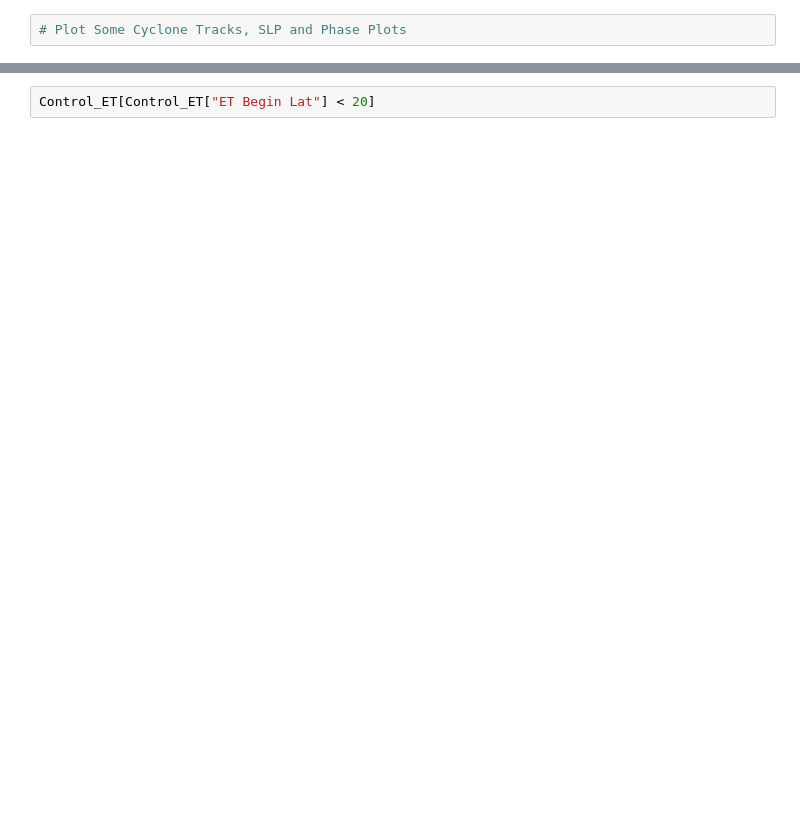
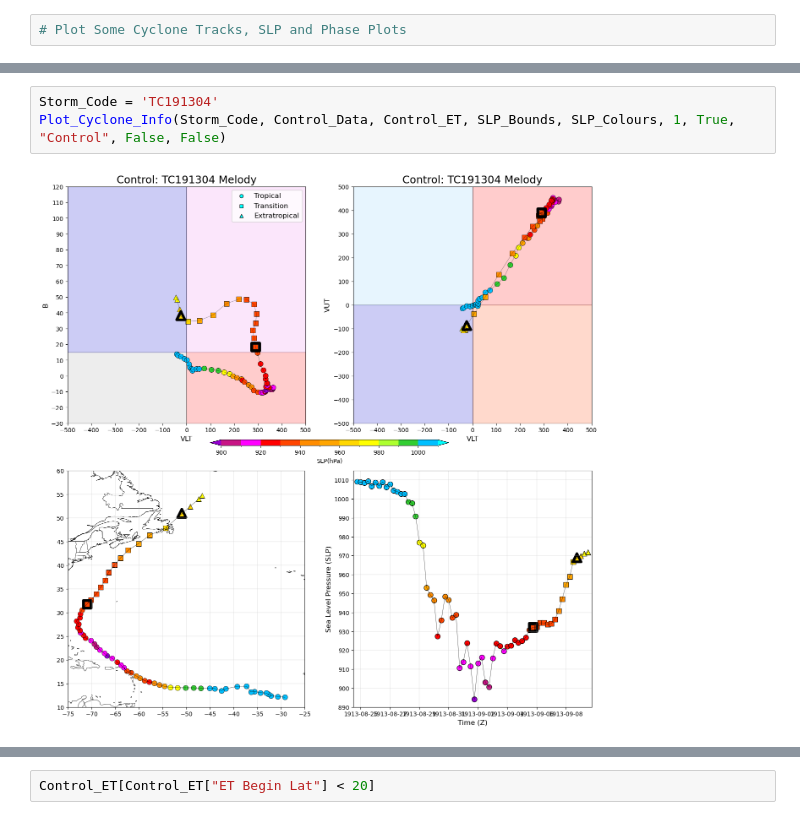
Before and after one commit to Luigi728/ExtraTrack_Github, a Jupyter notebook: RCP_Analysis/RCP_Analysis_V6.2.1.ipynb, the cells around one changed output, grey strips where cells are left out. Drawn from its saved outputs; the diff is of its cells as text; blank space fills up the shorter version.

```diff
--- a/RCP_Analysis/RCP_Analysis_V6.2.1.ipynb
+++ b/RCP_Analysis/RCP_Analysis_V6.2.1.ipynb
@@ -350,0 +276,5 @@ Plot_Cyclone_Phase(Code, RCP85_Data, RCP85_ET, SLP_Bounds, SLP_Colours, 3, True,
+# %%
+Storm_Code = 'TC191304'
+Plot_Cyclone_Info(Storm_Code, Control_Data, Control_ET, SLP_Bounds, SLP_Colours, 1, True, "Control", False, False)
+# %% [output]
+[figure, added]
```
Also changed, not shown: parts of 12 cells of this notebook, 1 other file.
